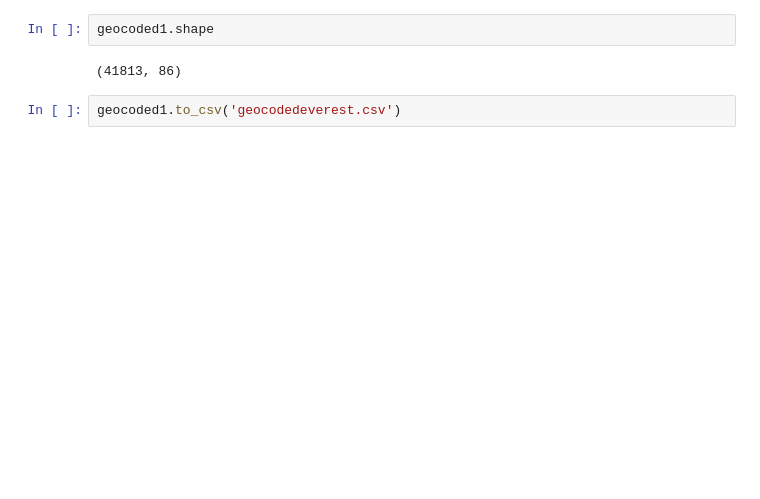
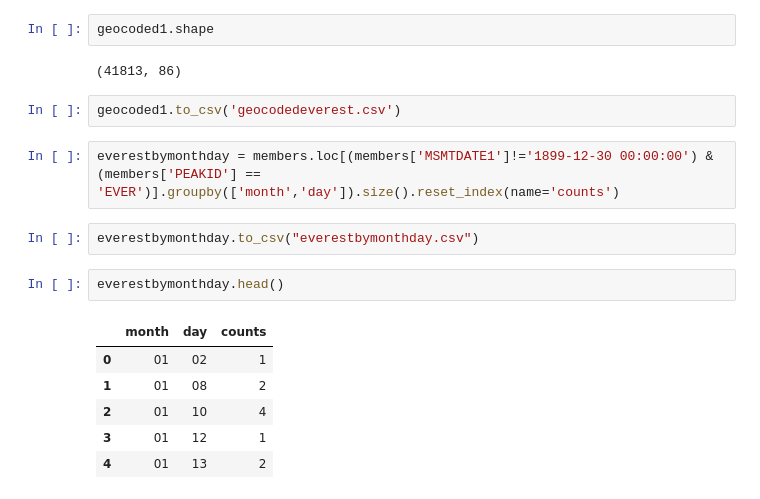
Before and after one commit to elbertwang3/himalayas, a Jupyter notebook: data/Untitled.ipynb, the cells around one changed output. Saved outputs shown, nothing was run; the diff lists cells and outputs as text; blank space fills up the shorter version.

```diff
--- a/data/Untitled.ipynb
+++ b/data/Untitled.ipynb
@@ -800,3 +800,16 @@ geocoded1.shape
 (41813, 86)
 # %%
 geocoded1.to_csv('geocodedeverest.csv')
+# %%
+everestbymonthday = members.loc[(members['MSMTDATE1']!='1899-12-30 00:00:00') & (members['PEAKID'] == 'EVER')].groupby(['month','day']).size().reset_index(name='counts')
+# %%
+everestbymonthday.to_csv("everestbymonthday.csv")
+# %%
+everestbymonthday.head()
+# %% [output]
+|  | month | day | counts |
+| 0 | 01 | 02 | 1 |
+| 1 | 01 | 08 | 2 |
+| 2 | 01 | 10 | 4 |
+| 3 | 01 | 12 | 1 |
+| 4 | 01 | 13 | 2 |
```
Also changed, not shown: 14 other files.
